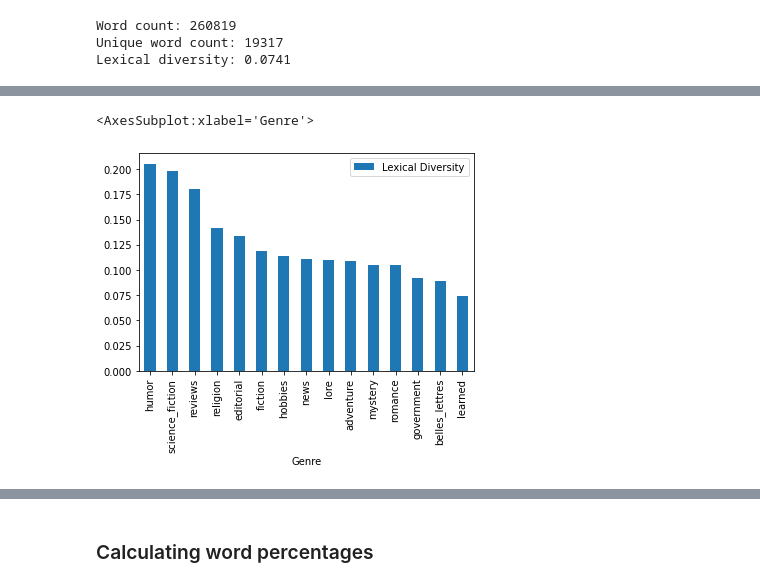
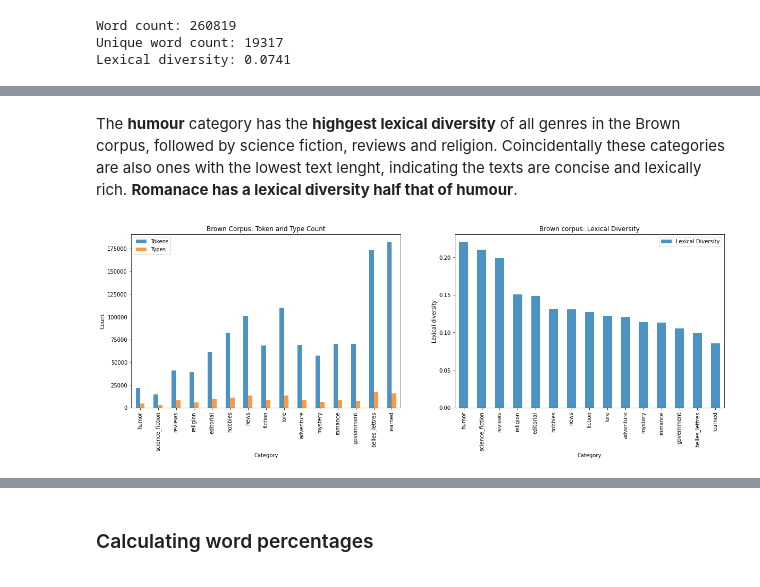
Before and after one commit to ksenia-5/nlp, a Jupyter notebook: natural-language-toolkit-getting-started.ipynb, the cells around one changed output, grey strips where cells are left out. Saved outputs shown, nothing was run; the diff lists cells and outputs as text; code cells hidden in the pictures.

```diff
--- a/natural-language-toolkit-getting-started.ipynb
+++ b/natural-language-toolkit-getting-started.ipynb
@@ -176,5 +171,25 @@ ld_series.plot(kind = 'bar')
-# %%
-ld_series[["Lexical Diversity"]].plot(kind='bar')
-# %% [output]
-<AxesSubplot:xlabel='Genre'>
-[figure, removed]
+# %% [markdown]
+The **humour** category has the **highgest lexical diversity** of all genres in the Brown corpus, followed by science fiction, reviews and religion. Coincidentally these categories are also ones with the lowest text lenght, indicating the texts are concise and lexically rich. **Romanace has a lexical diversity half that of humour**.
+# %%
+# Plot bar chart to display lexical diversity of each category
+
+fig = plt.figure() # create figure
+
+ax0 = fig.add_subplot(1, 2, 1) # add subplot 1 (1 row, 2 columns, first plot)
+ax1 = fig.add_subplot(1, 2, 2) # add subplot 2 (1 row, 2 columns, second plot)
+
+# Subplot 1: barplot of tokens and types
+ld_series[["Tokens","Types"]].plot(kind='bar', figsize=(20, 6), ax=ax0, alpha = 0.8) # add to subplot 1
+ax0.set_title('Brown Corpus: Token and Type Count')
+ax0.set_xlabel('Category')
+ax0.set_ylabel('Count')
+
+# Subplot 2: barplot of lexical diversity
+ld_series[["Lexical Diversity"]].plot(kind='bar', figsize=(20, 6), ax=ax1, alpha = 0.8) # add to subplot 2
+ax1.set_title ('Brown corpus: Lexical Diversity')
+ax1.set_xlabel('Category')
+ax1.set_ylabel('Lexical diversity')
+
+plt.show()
+# %% [output]
+[figure, added]
```
Also changed, not shown: parts of 31 cells of this notebook.
